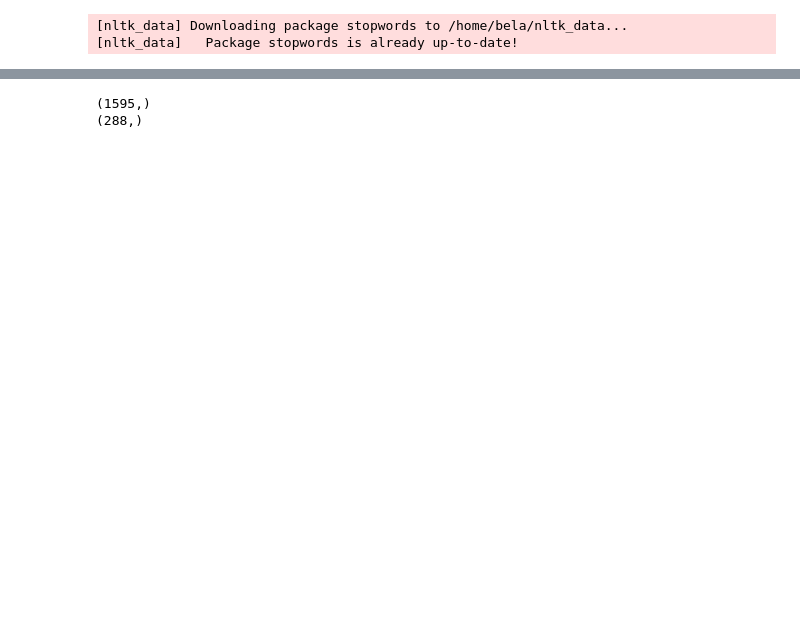
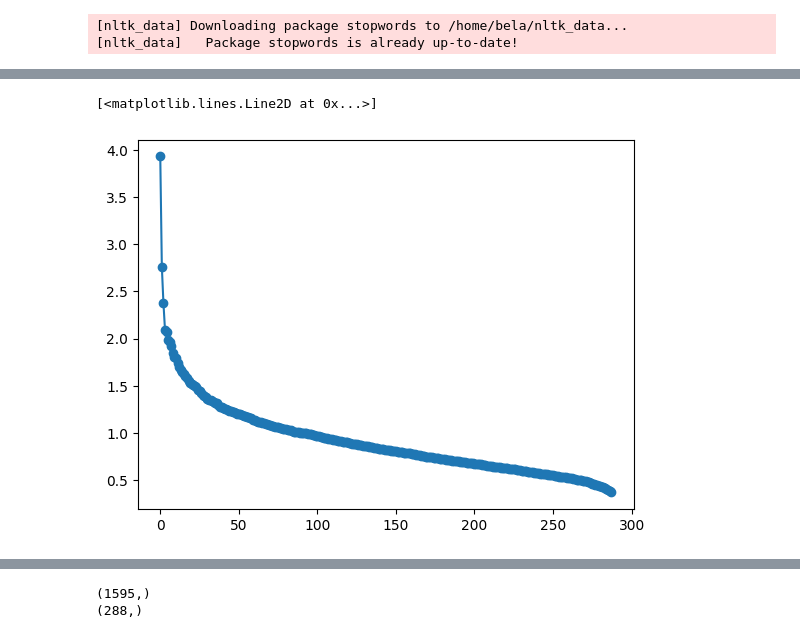
Before and after one commit to Bela4321/matrixmethods_dataanalysis, a Jupyter notebook: Kriterias/preprocesing.ipynb, the cells around one changed output, grey strips where cells are left out. Drawn from its saved outputs; the diff is of its cells as text; code cells hidden in the pictures; blank space fills up the shorter version.

```diff
--- a/Kriterias/preprocesing.ipynb
+++ b/Kriterias/preprocesing.ipynb
@@ -182,0 +211,6 @@ print(term_sentence_matrix_rank)
+# %%
+# plot singular values
+plt.plot(s, 'o-')
+# %% [output]
+[<matplotlib.lines.Line2D at 0x...>]
+[figure, added]
```
Also changed, not shown: parts of 14 cells of this notebook, 2 other files.
